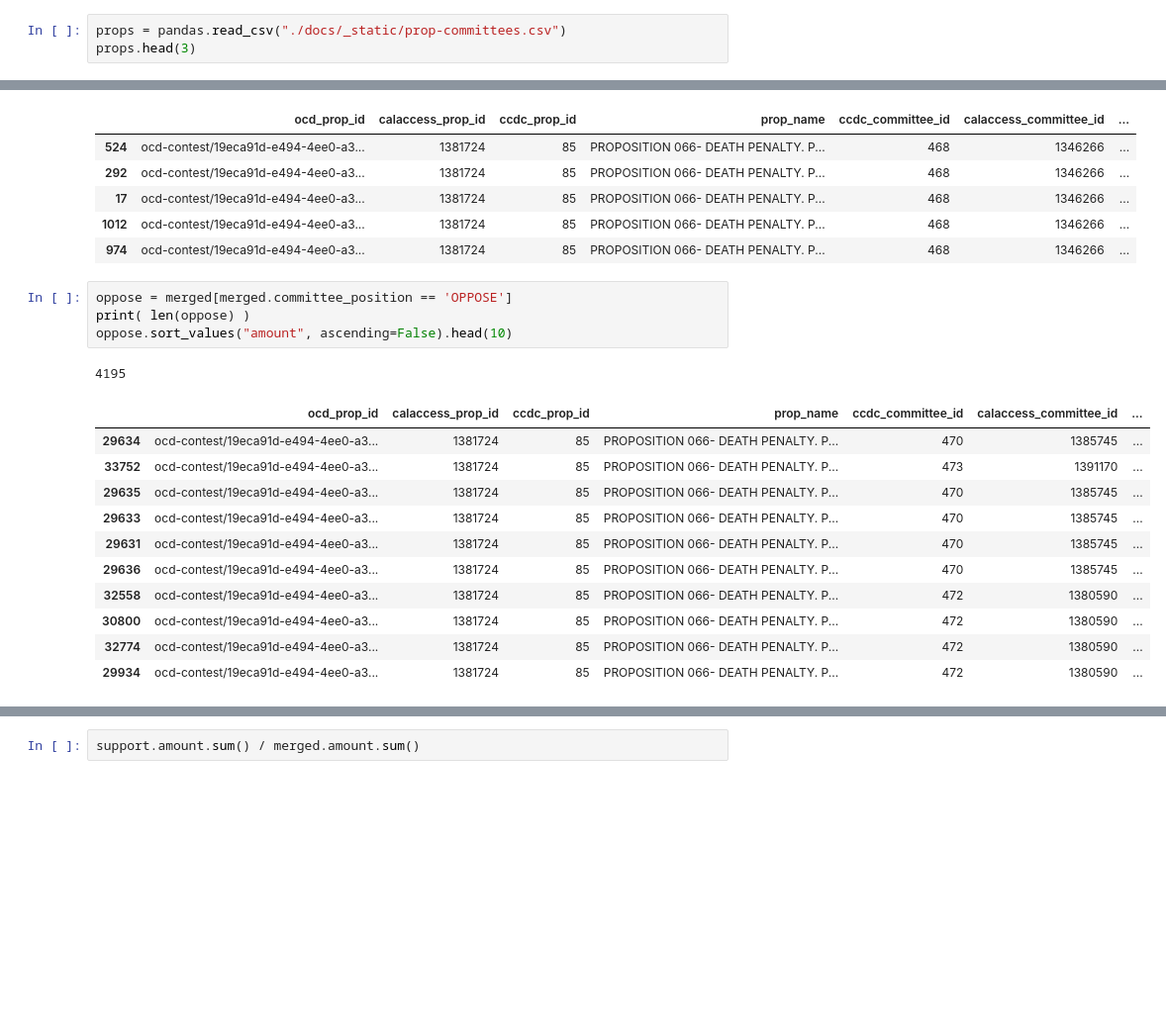
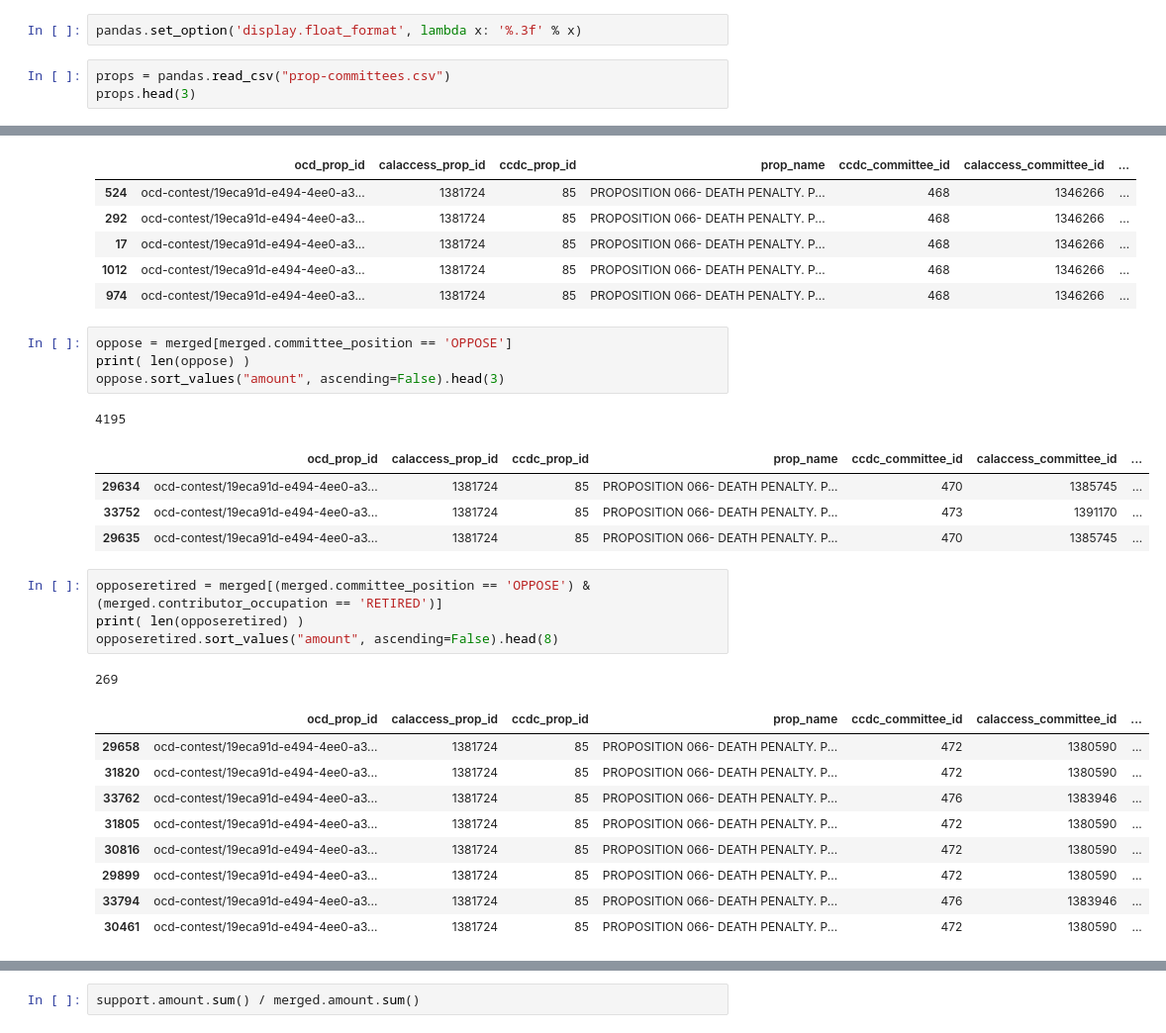
Before and after one commit to dailyherald/first-python-notebook, a Jupyter notebook: firstnotebook.ipynb, the cells around one changed output, grey strips where cells are left out. Shown at 99% size. Saved outputs shown, nothing was run; the diff lists cells and outputs as text; blank space fills up the shorter version.

```diff
--- a/firstnotebook.ipynb
+++ b/firstnotebook.ipynb
@@ -14,6 +14,8 @@ Python version 3.6.0 |Continuum Analytics, Inc.| (default, Dec 23 2016, 13:19:00
 Pandas version 0.19.2
+# %%
+pandas.set_option('display.float_format', lambda x: '%.3f' % x)
 # %%
-props = pandas.read_csv("./docs/_static/prop-committees.csv")
+props = pandas.read_csv("prop-committees.csv")
 props.head(3)
 # %% [output]
 |  | ocd_prop_id | calaccess_prop_id | ccdc_prop_id | prop_name | ccdc_committee_id | calaccess_committee_id | ... |
@@ -264,20 +259,28 @@ support.sort_values("amount", ascending=False).head(5)
 # %%
 oppose = merged[merged.committee_position == 'OPPOSE']
 print( len(oppose) )
-oppose.sort_values("amount", ascending=False).head(10)
+oppose.sort_values("amount", ascending=False).head(3)
 # %% [output]
 4195
 |  | ocd_prop_id | calaccess_prop_id | ccdc_prop_id | prop_name | ccdc_committee_id | calaccess_committee_id | ... |
 | 29634 | ocd-contest/19eca91d-e494-4ee0-a3... | 1381724 | 85 | PROPOSITION 066- DEATH PENALTY. P... | 470 | 1385745 | ... |
 | 33752 | ocd-contest/19eca91d-e494-4ee0-a3... | 1381724 | 85 | PROPOSITION 066- DEATH PENALTY. P... | 473 | 1391170 | ... |
 | 29635 | ocd-contest/19eca91d-e494-4ee0-a3... | 1381724 | 85 | PROPOSITION 066- DEATH PENALTY. P... | 470 | 1385745 | ... |
-| 29633 | ocd-contest/19eca91d-e494-4ee0-a3... | 1381724 | 85 | PROPOSITION 066- DEATH PENALTY. P... | 470 | 1385745 | ... |
-| 29631 | ocd-contest/19eca91d-e494-4ee0-a3... | 1381724 | 85 | PROPOSITION 066- DEATH PENALTY. P... | 470 | 1385745 | ... |
-| 29636 | ocd-contest/19eca91d-e494-4ee0-a3... | 1381724 | 85 | PROPOSITION 066- DEATH PENALTY. P... | 470 | 1385745 | ... |
-| 32558 | ocd-contest/19eca91d-e494-4ee0-a3... | 1381724 | 85 | PROPOSITION 066- DEATH PENALTY. P... | 472 | 1380590 | ... |
-| 30800 | ocd-contest/19eca91d-e494-4ee0-a3... | 1381724 | 85 | PROPOSITION 066- DEATH PENALTY. P... | 472 | 1380590 | ... |
-| 32774 | ocd-contest/19eca91d-e494-4ee0-a3... | 1381724 | 85 | PROPOSITION 066- DEATH PENALTY. P... | 472 | 1380590 | ... |
-| 29934 | ocd-contest/19eca91d-e494-4ee0-a3... | 1381724 | 85 | PROPOSITION 066- DEATH PENALTY. P... | 472 | 1380590 | ... |
+# %%
+opposeretired = merged[(merged.committee_position == 'OPPOSE') & (merged.contributor_occupation == 'RETIRED')]
+print( len(opposeretired) )
+opposeretired.sort_values("amount", ascending=False).head(8)
+# %% [output]
+269
+|  | ocd_prop_id | calaccess_prop_id | ccdc_prop_id | prop_name | ccdc_committee_id | calaccess_committee_id | ... |
+| 29658 | ocd-contest/19eca91d-e494-4ee0-a3... | 1381724 | 85 | PROPOSITION 066- DEATH PENALTY. P... | 472 | 1380590 | ... |
+| 31820 | ocd-contest/19eca91d-e494-4ee0-a3... | 1381724 | 85 | PROPOSITION 066- DEATH PENALTY. P... | 472 | 1380590 | ... |
+| 33762 | ocd-contest/19eca91d-e494-4ee0-a3... | 1381724 | 85 | PROPOSITION 066- DEATH PENALTY. P... | 476 | 1383946 | ... |
+| 31805 | ocd-contest/19eca91d-e494-4ee0-a3... | 1381724 | 85 | PROPOSITION 066- DEATH PENALTY. P... | 472 | 1380590 | ... |
+| 30816 | ocd-contest/19eca91d-e494-4ee0-a3... | 1381724 | 85 | PROPOSITION 066- DEATH PENALTY. P... | 472 | 1380590 | ... |
+| 29899 | ocd-contest/19eca91d-e494-4ee0-a3... | 1381724 | 85 | PROPOSITION 066- DEATH PENALTY. P... | 472 | 1380590 | ... |
+| 33794 | ocd-contest/19eca91d-e494-4ee0-a3... | 1381724 | 85 | PROPOSITION 066- DEATH PENALTY. P... | 476 | 1383946 | ... |
+| 30461 | ocd-contest/19eca91d-e494-4ee0-a3... | 1381724 | 85 | PROPOSITION 066- DEATH PENALTY. P... | 472 | 1380590 | ... |
 # %%
 oppose.amount.sum()
 # %% [output]
```
Also changed, not shown: parts of 54 cells of this notebook, 10 other files.
